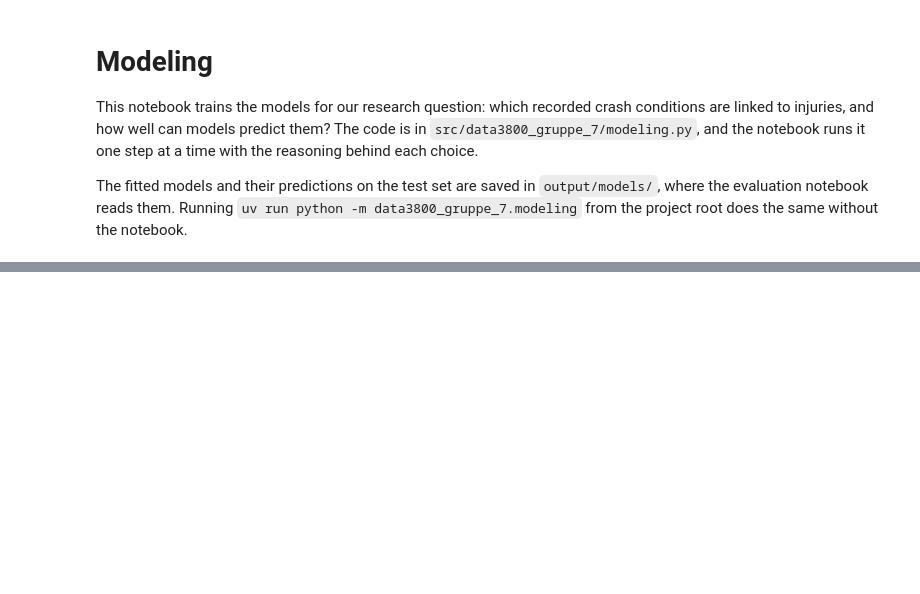
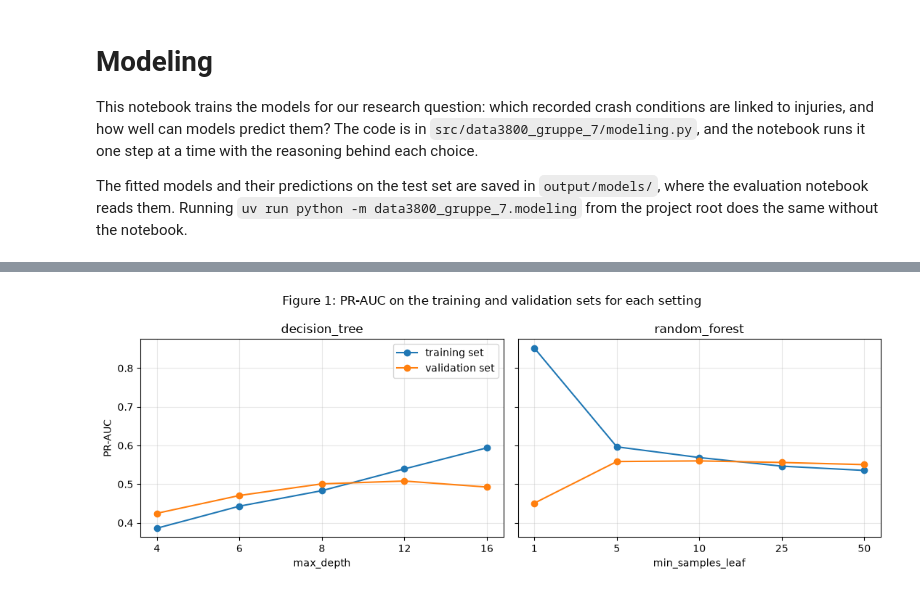
Before and after one commit to H44K0N/DATA3800-gruppe-7, a Jupyter notebook: notebooks/03-eg-modeling.ipynb, the cells around one changed output, grey strips where cells are left out. Cells and saved outputs as stored; diff of their text form; code cells hidden in the pictures; blank space fills up the shorter version.

Commit message:
Improve models and features
Adds a time split, tuning and four new features, wide general changes

```diff
--- a/notebooks/03-eg-modeling.ipynb
+++ b/notebooks/03-eg-modeling.ipynb
@@ -46,9 +70,5 @@ We keep 20% of the crashes aside as a test set. The models never see these crash
 # %%
-X_train, X_test, y_train, y_test = split_train_test(X, y)
-pd.DataFrame(
-    {
-        "crashes": [len(y_train), len(y_test)],
-        "injury share": [y_train.mean(), y_test.mean()],
-    },
-    index=["training set", "test set"],
-)
+crashes = load_crashes()
+X, y = get_model_data(crashes)
+print(f"{len(crashes)} crashes, {y.mean():.1%} with at least one injury")
+X.head()
@@ -63,2 +95,9 @@ Each model gets its own pipeline with the preprocessing as the first step. The m
 # %%
-build_preprocessor()
+train, validation, test = split_by_period(crashes)
+pd.DataFrame(
+    {
+        "crashes": [len(train), len(validation), len(test)],
+        "injury share": [part["injury"].mean() for part in (train, validation, test)],
+    },
+    index=["training", "validation", "test"],
+)
@@ -114,0 +204,4 @@ predictions.head()
+# %%
+candidates = fit_candidates(train)
+scores = score_candidates(candidates, train, validation)
+scores.round(3)
@@ -114,0 +223,17 @@ predictions.head()
+# %%
+fig, axes = plt.subplots(1, 2, figsize=(11, 4), sharey=True)
+panels = [("decision_tree", "max_depth"), ("random_forest", "min_samples_leaf")]
+for ax, (model, setting_name) in zip(axes, panels):
+    model_scores = scores[scores["model"] == model]
+    values = model_scores["setting"].str.split("=").str[1]
+    ax.plot(values, model_scores["train_pr_auc"], marker="o", label="training set")
+    ax.plot(values, model_scores["validation_pr_auc"], marker="o", label="validation set")
+    ax.set(title=model, xlabel=setting_name)
+    ax.grid(alpha=0.3)
+axes[0].set_ylabel("PR-AUC")
+axes[0].legend()
+fig.suptitle("Figure 1: PR-AUC on the training and validation sets for each setting")
+fig.tight_layout()
+plt.show()
+# %% [output]
+[figure, added]
```
Also changed, not shown: parts of 32 cells of this notebook, 17 other files.
